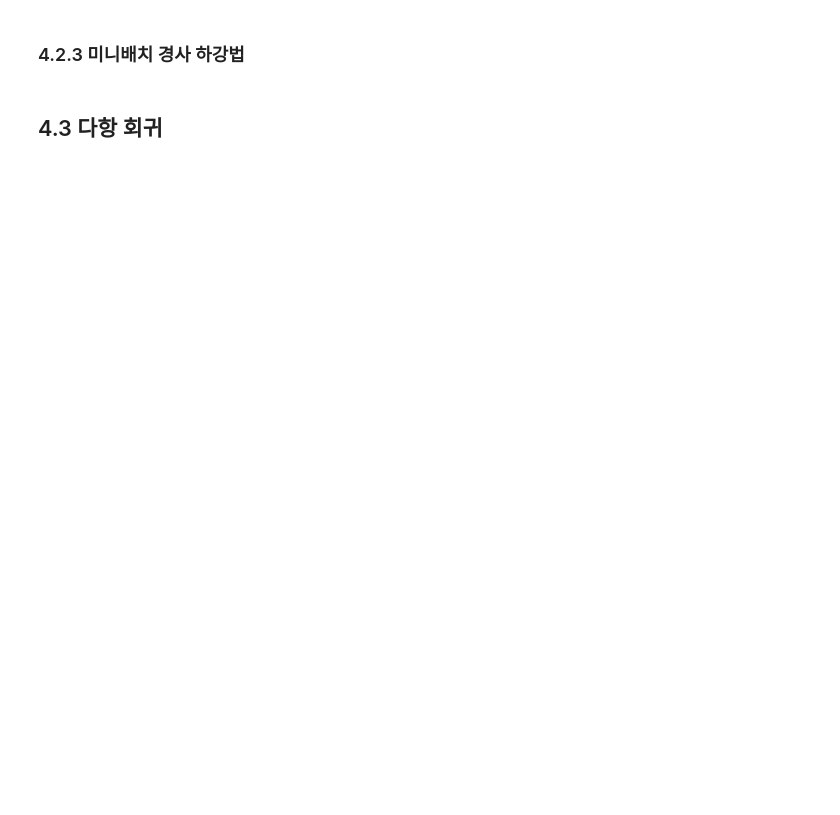
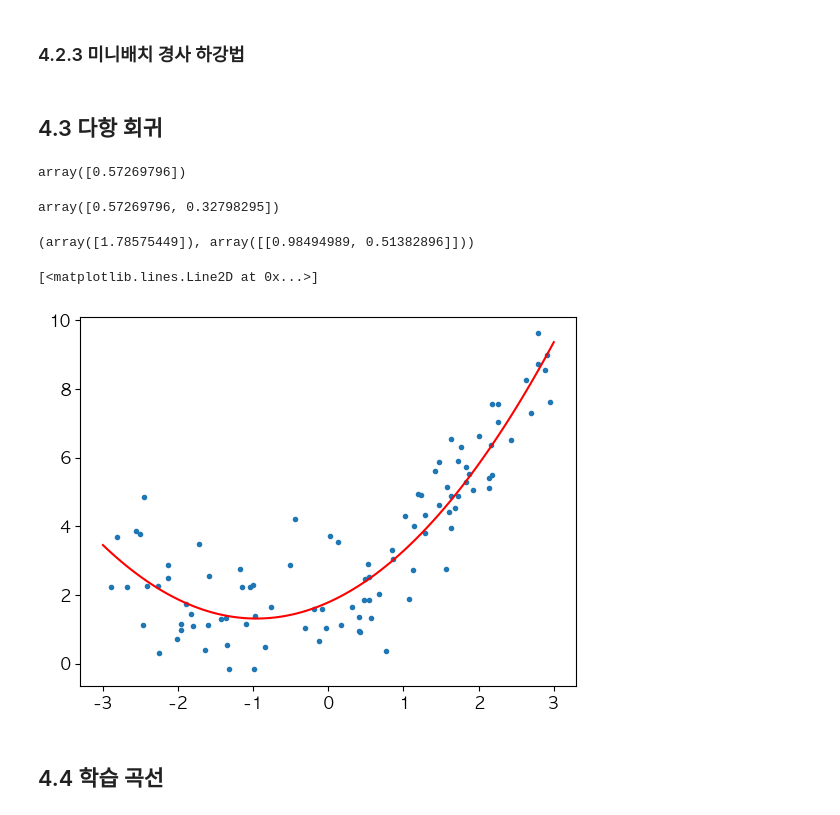
Before and after one commit to oneash98/HandsOnML, a Jupyter notebook: codes/04_training_linear_models.ipynb, the cells around one changed output. Saved outputs shown, nothing was run; the diff lists cells and outputs as text; code cells hidden in the pictures; blank space fills up the shorter version.

```diff
--- a/codes/04_training_linear_models.ipynb
+++ b/codes/04_training_linear_models.ipynb
@@ -140,3 +140,38 @@ sgd_reg.intercept_, sgd_reg.coef_
 ### 4.2.3 미니배치 경사 하강법
 # %% [markdown]
 ## 4.3 다항 회귀
+# %%
+m = 100
+X = 6 * np.random.rand(m, 1) - 3
+y = 0.5 * X**2 + X + 2 + np.random.randn(m, 1)
+# %%
+from sklearn.preprocessing import PolynomialFeatures
+
+poly_features = PolynomialFeatures(degree=2, include_bias=False)
+X_poly = poly_features.fit_transform(X)
+# %%
+X[0]
+# %% [output]
+array([0.57269796])
+# %%
+X_poly[0]
+# %% [output]
+array([0.57269796, 0.32798295])
+# %%
+lin_reg = LinearRegression()
+lin_reg.fit(X_poly, y)
+lin_reg.intercept_, lin_reg.coef_
+# %% [output]
+(array([1.78575449]), array([[0.98494989, 0.51382896]]))
+# %%
+X_new=np.linspace(-3, 3, 100).reshape(100, 1)
+X_new_poly = poly_features.transform(X_new)
+y_new = lin_reg.predict(X_new_poly)
+
+plt.plot(X, y, ".")
+plt.plot(X_new, y_new, 'r-')
+# %% [output]
+[<matplotlib.lines.Line2D at 0x...>]
+[figure, added]
+# %% [markdown]
+## 4.4 학습 곡선
```
Also changed, not shown: parts of 12 cells of this notebook.
